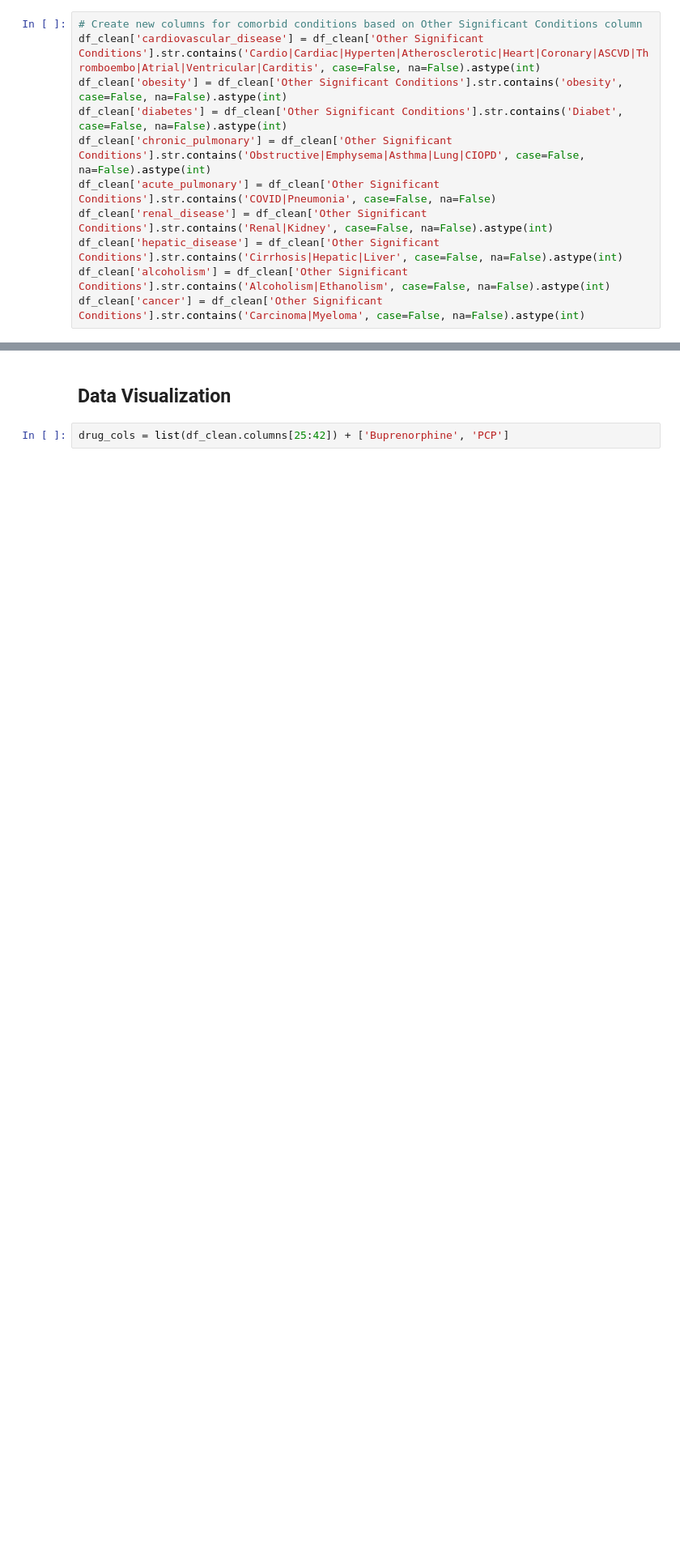
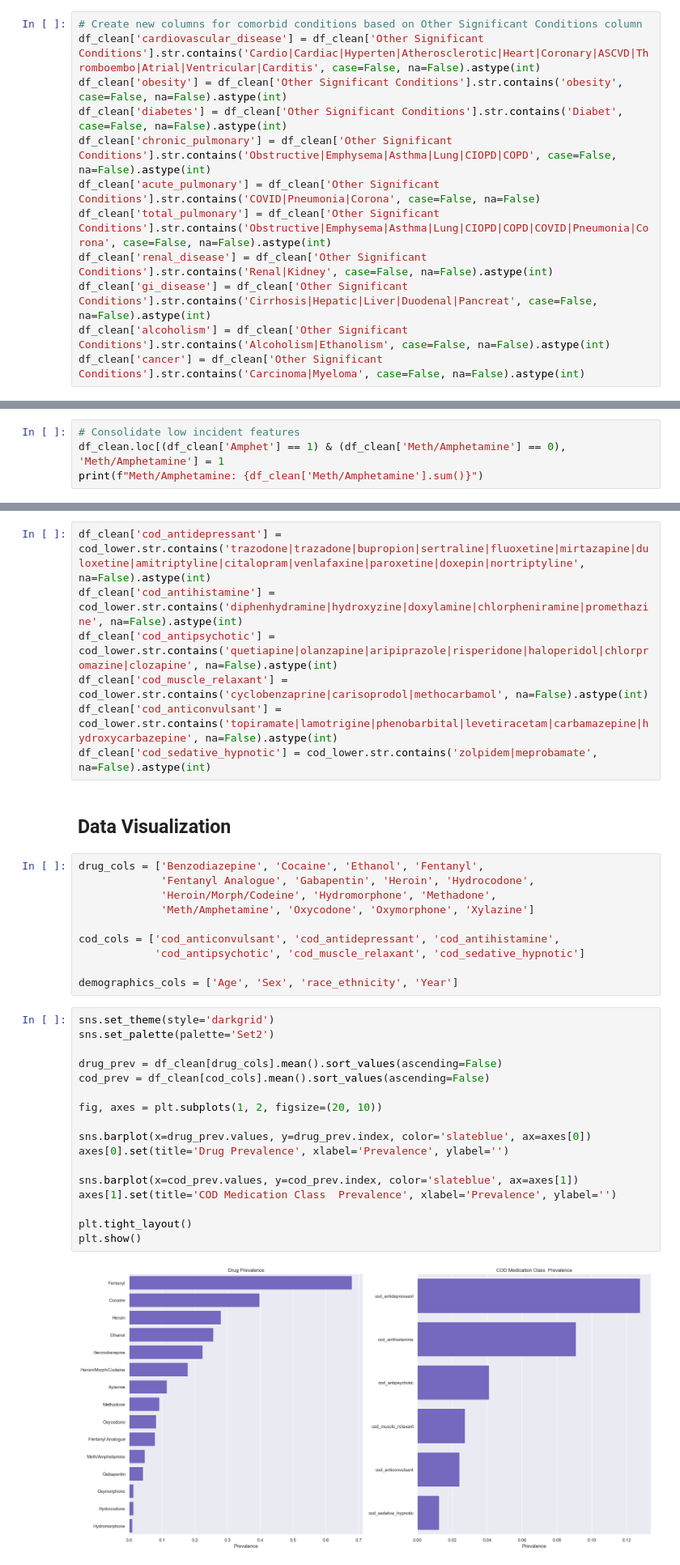
Before and after one commit to Sarah-Eden/drug-related-mortality-clustering, a Jupyter notebook: drug-related-mortality-clustering.ipynb, the cells around one changed output, grey strips where cells are left out. Shown at 81% size. Saved outputs shown, nothing was run; the diff lists cells and outputs as text; blank space fills up the shorter version.

```diff
--- a/drug-related-mortality-clustering.ipynb
+++ b/drug-related-mortality-clustering.ipynb
@@ -272,10 +291,11 @@ Name: count, dtype: int64
 df_clean['cardiovascular_disease'] = df_clean['Other Significant Conditions'].str.contains('Cardio|Cardiac|Hyperten|Atherosclerotic|Heart|Coronary|ASCVD|Thromboembo|Atrial|Ventricular|Carditis', case=False, na=False).astype(int)
 df_clean['obesity'] = df_clean['Other Significant Conditions'].str.contains('obesity', case=False, na=False).astype(int)
 df_clean['diabetes'] = df_clean['Other Significant Conditions'].str.contains('Diabet', case=False, na=False).astype(int)
-df_clean['chronic_pulmonary'] = df_clean['Other Significant Conditions'].str.contains('Obstructive|Emphysema|Asthma|Lung|CIOPD', case=False, na=False).astype(int)
-df_clean['acute_pulmonary'] = df_clean['Other Significant Conditions'].str.contains('COVID|Pneumonia', case=False, na=False)
+df_clean['chronic_pulmonary'] = df_clean['Other Significant Conditions'].str.contains('Obstructive|Emphysema|Asthma|Lung|CIOPD|COPD', case=False, na=False).astype(int)
+df_clean['acute_pulmonary'] = df_clean['Other Significant Conditions'].str.contains('COVID|Pneumonia|Corona', case=False, na=False)
+df_clean['total_pulmonary'] = df_clean['Other Significant Conditions'].str.contains('Obstructive|Emphysema|Asthma|Lung|CIOPD|COPD|COVID|Pneumonia|Corona', case=False, na=False).astype(int)
 df_clean['renal_disease'] = df_clean['Other Significant Conditions'].str.contains('Renal|Kidney', case=False, na=False).astype(int)
-df_clean['hepatic_disease'] = df_clean['Other Significant Conditions'].str.contains('Cirrhosis|Hepatic|Liver', case=False, na=False).astype(int)
+df_clean['gi_disease'] = df_clean['Other Significant Conditions'].str.contains('Cirrhosis|Hepatic|Liver|Duodenal|Pancreat', case=False, na=False).astype(int)
 df_clean['alcoholism'] = df_clean['Other Significant Conditions'].str.contains('Alcoholism|Ethanolism', case=False, na=False).astype(int)
 df_clean['cancer'] = df_clean['Other Significant Conditions'].str.contains('Carcinoma|Myeloma', case=False, na=False).astype(int)
 # %%
@@ -506,3 +500,7 @@ for drug in ['Buprenorphine', 'PCP']:
 # %% [output]
 Buprenorphine: 254
 PCP: 192
+# %%
+# Consolidate low incident features
+df_clean.loc[(df_clean['Amphet'] == 1) & (df_clean['Meth/Amphetamine'] == 0), 'Meth/Amphetamine'] = 1
+print(f"Meth/Amphetamine: {df_clean['Meth/Amphetamine'].sum()}")
@@ -509,4 +568,38 @@ PCP: 192
+# %%
+df_clean['cod_antidepressant'] = cod_lower.str.contains('trazodone|trazadone|bupropion|sertraline|fluoxetine|mirtazapine|duloxetine|amitriptyline|citalopram|venlafaxine|paroxetine|doxepin|nortriptyline', na=False).astype(int)
+df_clean['cod_antihistamine'] = cod_lower.str.contains('diphenhydramine|hydroxyzine|doxylamine|chlorpheniramine|promethazine', na=False).astype(int)
+df_clean['cod_antipsychotic'] = cod_lower.str.contains('quetiapine|olanzapine|aripiprazole|risperidone|haloperidol|chlorpromazine|clozapine', na=False).astype(int)
+df_clean['cod_muscle_relaxant'] = cod_lower.str.contains('cyclobenzaprine|carisoprodol|methocarbamol', na=False).astype(int)
+df_clean['cod_anticonvulsant'] = cod_lower.str.contains('topiramate|lamotrigine|phenobarbital|levetiracetam|carbamazepine|hydroxycarbazepine', na=False).astype(int)
+df_clean['cod_sedative_hypnotic'] = cod_lower.str.contains('zolpidem|meprobamate', na=False).astype(int)
 # %% [markdown]
 ## Data Visualization
+# %%
+drug_cols = ['Benzodiazepine', 'Cocaine', 'Ethanol', 'Fentanyl',
+             'Fentanyl Analogue', 'Gabapentin', 'Heroin', 'Hydrocodone',
+             'Heroin/Morph/Codeine', 'Hydromorphone', 'Methadone',
+             'Meth/Amphetamine', 'Oxycodone', 'Oxymorphone', 'Xylazine']
+
+cod_cols = ['cod_anticonvulsant', 'cod_antidepressant', 'cod_antihistamine',
+            'cod_antipsychotic', 'cod_muscle_relaxant', 'cod_sedative_hypnotic']
+
+demographics_cols = ['Age', 'Sex', 'race_ethnicity', 'Year']
 # %%
-drug_cols = list(df_clean.columns[25:42]) + ['Buprenorphine', 'PCP']
+sns.set_theme(style='darkgrid')
+sns.set_palette(palette='Set2')
+
+drug_prev = df_clean[drug_cols].mean().sort_values(ascending=False)
+cod_prev = df_clean[cod_cols].mean().sort_values(ascending=False)
+
+fig, axes = plt.subplots(1, 2, figsize=(20, 10))
+
+sns.barplot(x=drug_prev.values, y=drug_prev.index, color='slateblue', ax=axes[0])
+axes[0].set(title='Drug Prevalence', xlabel='Prevalence', ylabel='')
+
+sns.barplot(x=cod_prev.values, y=cod_prev.index, color='slateblue', ax=axes[1])
+axes[1].set(title='COD Medication Class  Prevalence', xlabel='Prevalence', ylabel='')
+
+plt.tight_layout()
+plt.show()
+# %% [output]
+[figure, added]
```
Also changed, not shown: parts of 46 cells of this notebook, 2 other files.
